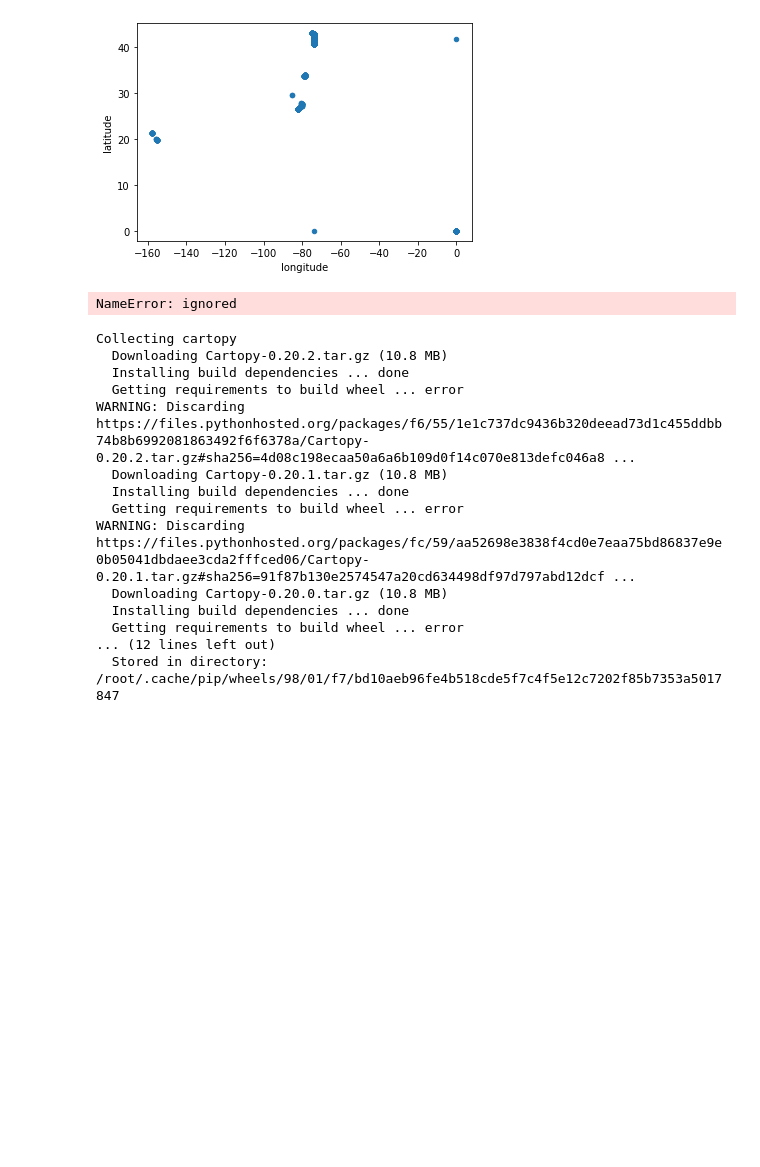
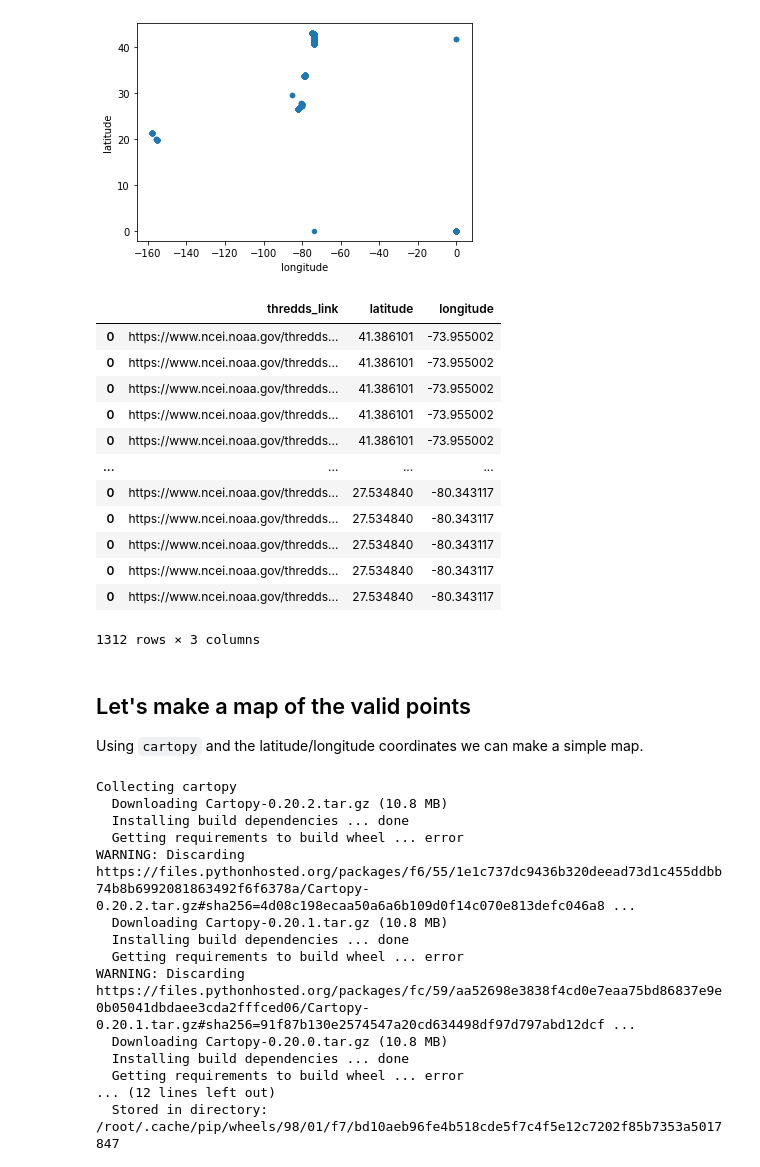
Before and after one commit to MathewBiddle/sandbox, a Jupyter notebook: IOOS_data_at_NCEI.ipynb, the cells around one changed output. Saved outputs shown, nothing was run; the diff lists cells and outputs as text; code cells hidden in the pictures; blank space fills up the shorter version.

```diff
--- a/IOOS_data_at_NCEI.ipynb
+++ b/IOOS_data_at_NCEI.ipynb
@@ -507,9 +503,27 @@ df_final.loc[(df_final['latitude']<90) & (df_final['latitude'] > -90) & (df_fina
 <matplotlib.axes._subplots.AxesSubplot at 0x...>
 [figure]
 # %%
-df_final.to_csv('Archived_IOOS_oxygen_datafiles.csv')
+df_final.to_csv('Archived_IOOS_oxygen_opendap_links.csv')
-# %% [output]
-NameError: ignored
+# %%
+df_final
+# %% [output]
+|  | thredds_link | latitude | longitude |
+| 0 | https://www.ncei.noaa.gov/thredds... | 41.386101 | -73.955002 |
+| 0 | https://www.ncei.noaa.gov/thredds... | 41.386101 | -73.955002 |
+| 0 | https://www.ncei.noaa.gov/thredds... | 41.386101 | -73.955002 |
+| 0 | https://www.ncei.noaa.gov/thredds... | 41.386101 | -73.955002 |
+| 0 | https://www.ncei.noaa.gov/thredds... | 41.386101 | -73.955002 |
+| ... | ... | ... | ... |
+| 0 | https://www.ncei.noaa.gov/thredds... | 27.534840 | -80.343117 |
+| 0 | https://www.ncei.noaa.gov/thredds... | 27.534840 | -80.343117 |
+| 0 | https://www.ncei.noaa.gov/thredds... | 27.534840 | -80.343117 |
+| 0 | https://www.ncei.noaa.gov/thredds... | 27.534840 | -80.343117 |
+| 0 | https://www.ncei.noaa.gov/thredds... | 27.534840 | -80.343117 |
+1312 rows × 3 columns
+# %% [markdown]
+## Let's make a map of the valid points
+
+Using `cartopy` and the latitude/longitude coordinates we can make a simple map.
 # %%
 try:
   import cartopy
```
Also changed, not shown: parts of 13 cells of this notebook.
